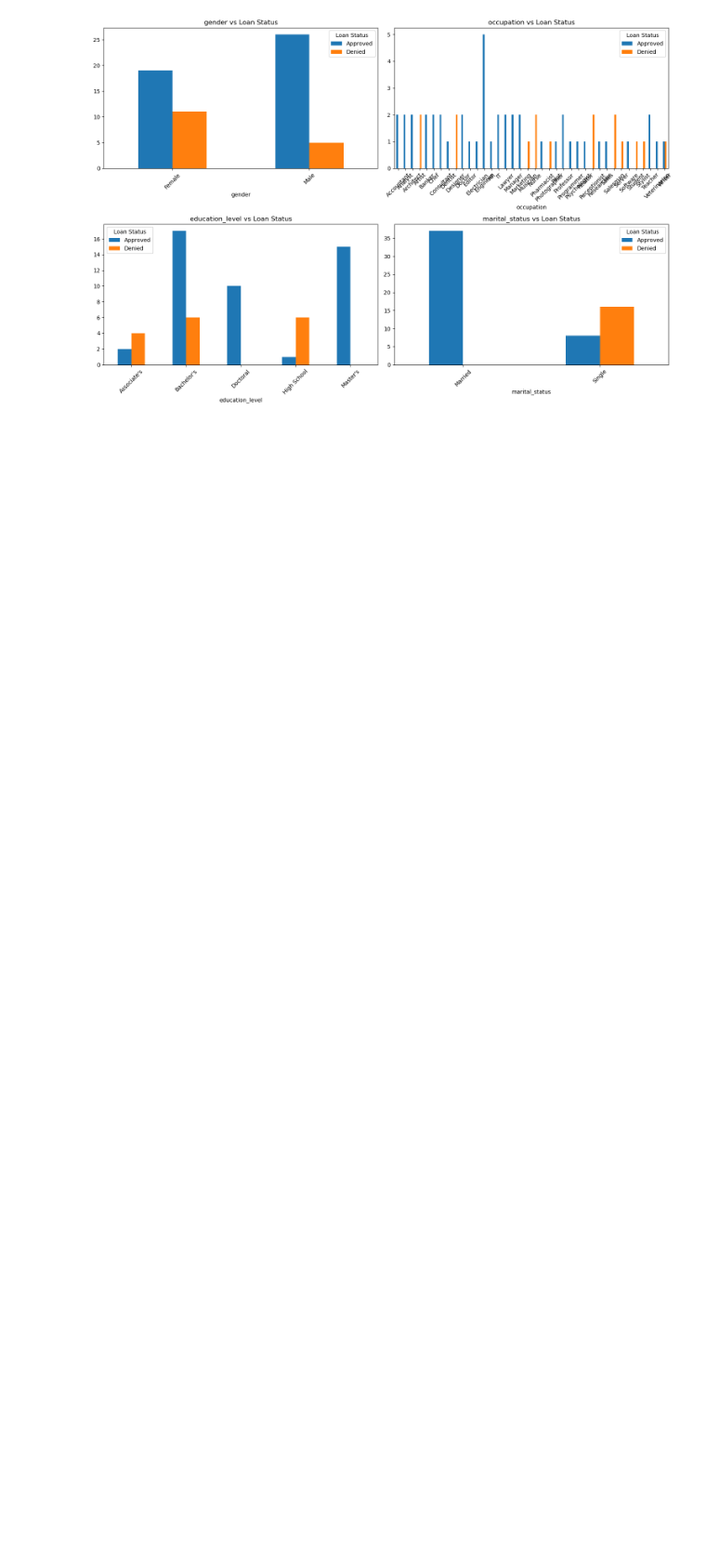
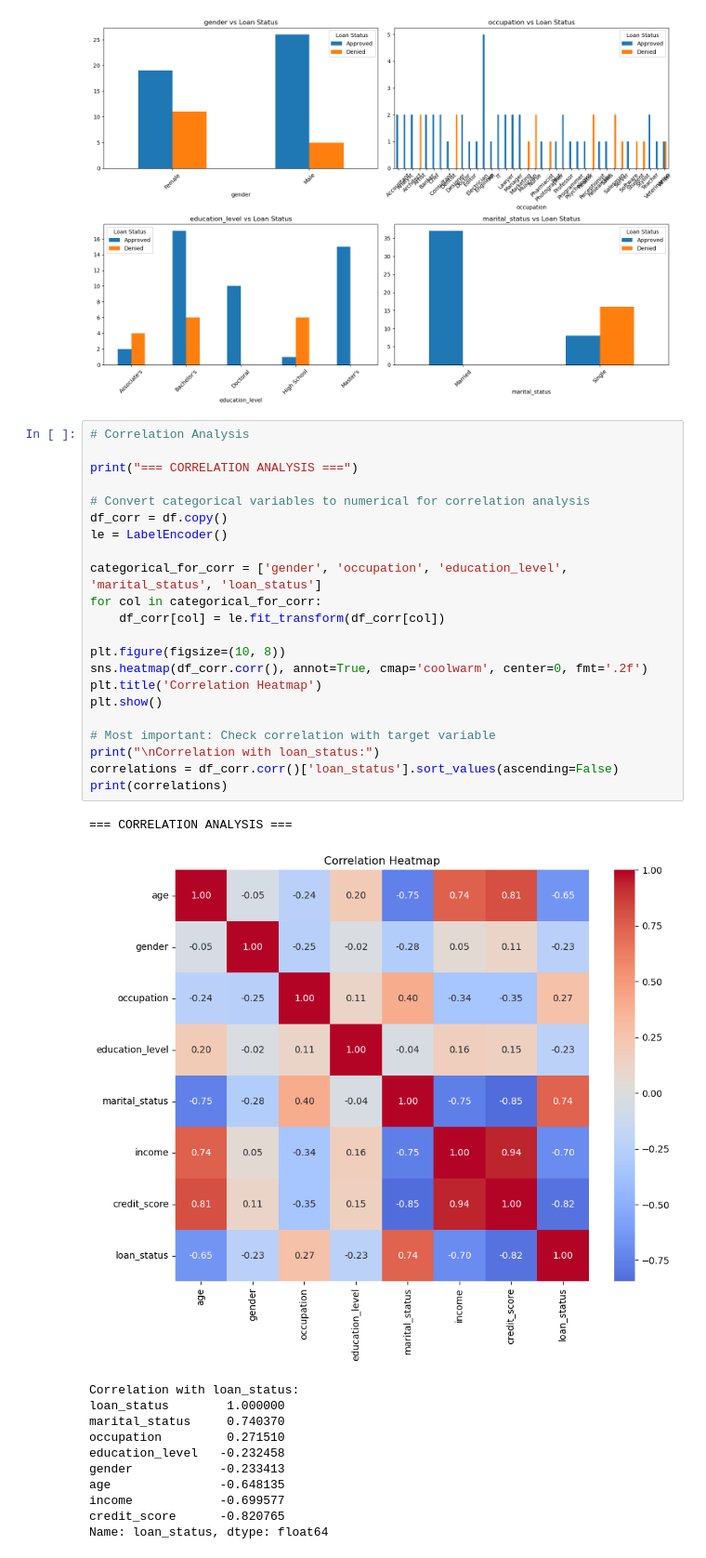
Before and after one commit to dilliram-code/Project-Loan-Classification-Logistic-Regression, a Jupyter notebook: loan_classification.ipynb, the cells around one changed output. Shown: that part at 93% size. Drawn from its saved outputs; the diff is of its cells as text; blank space fills up the shorter version.

Commit message:
explore: correlation analysis

```diff
--- a/loan_classification.ipynb
+++ b/loan_classification.ipynb
@@ -281,3 +282,38 @@ marital_status
 Married         100.000000   0.000000
 Single           33.333333  66.666667
 [figure]
+# %%
+# Correlation Analysis
+
+print("=== CORRELATION ANALYSIS ===")
+
+# Convert categorical variables to numerical for correlation analysis
+df_corr = df.copy()
+le = LabelEncoder()
+
+categorical_for_corr = ['gender', 'occupation', 'education_level', 'marital_status', 'loan_status']
+for col in categorical_for_corr:
+    df_corr[col] = le.fit_transform(df_corr[col])
+
+plt.figure(figsize=(10, 8))
+sns.heatmap(df_corr.corr(), annot=True, cmap='coolwarm', center=0, fmt='.2f')
+plt.title('Correlation Heatmap')
+plt.show()
+
+# Most important: Check correlation with target variable
+print("\nCorrelation with loan_status:")
+correlations = df_corr.corr()['loan_status'].sort_values(ascending=False)
+print(correlations)
+# %% [output]
+=== CORRELATION ANALYSIS ===
+[figure, added]
+Correlation with loan_status:
+loan_status        1.000000
+marital_status     0.740370
+occupation         0.271510
+education_level   -0.232458
+gender            -0.233413
+age               -0.648135
+income            -0.699577
+credit_score      -0.820765
+Name: loan_status, dtype: float64
```
Also changed, not shown: parts of 1 cell of this notebook.
